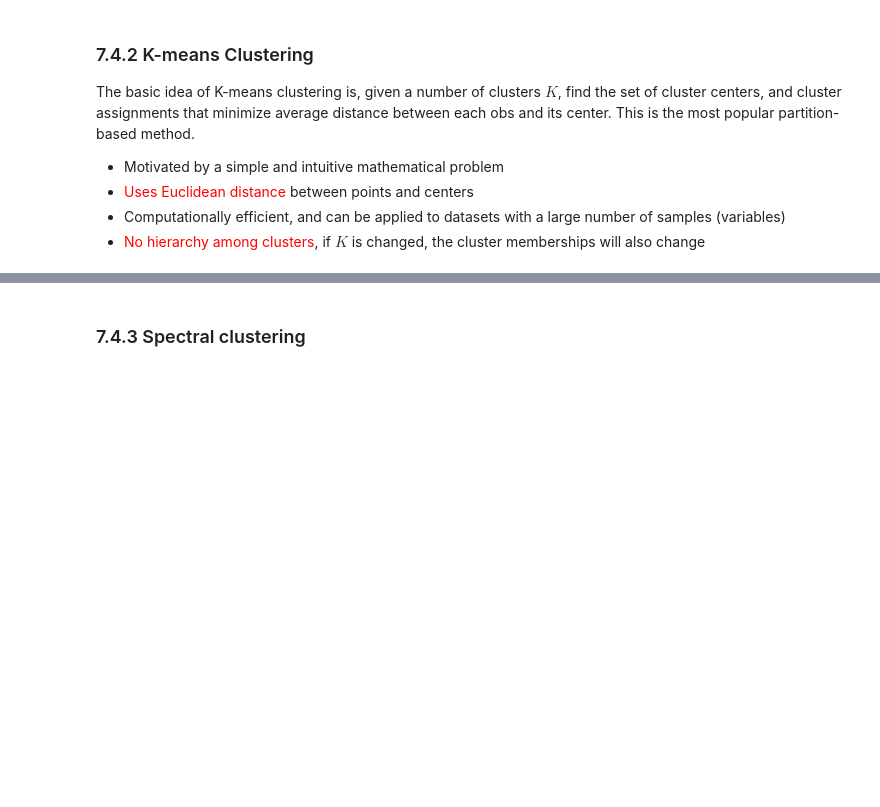
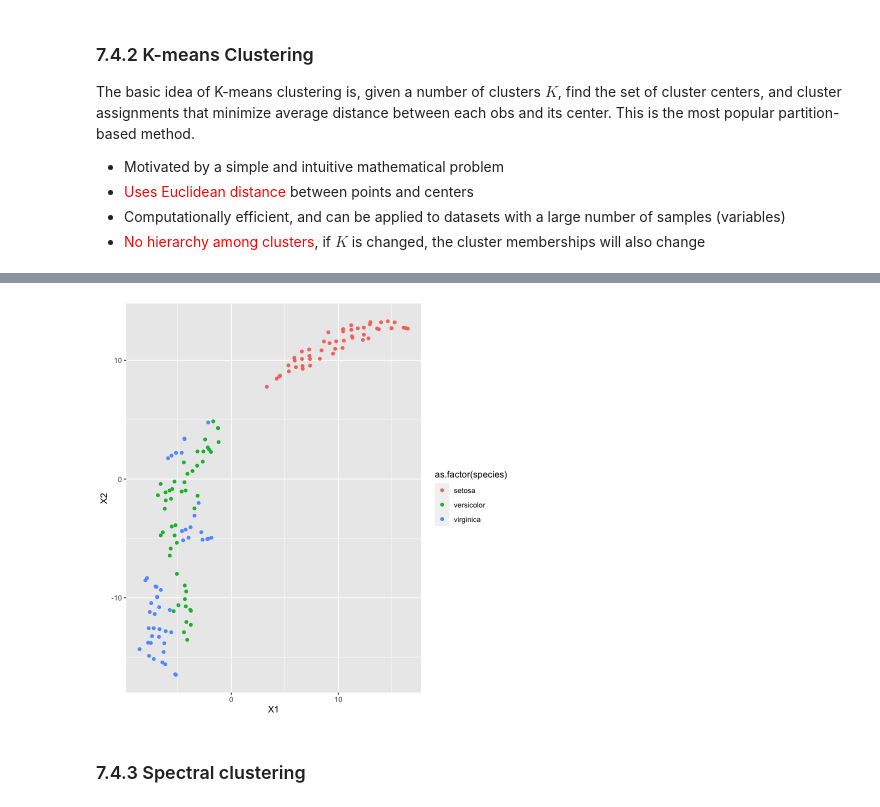
Before and after one commit to ChenShizhe/StatDataScience, a Jupyter notebook: Notes/Chapter7Clustering.ipynb, the cells around one changed output, grey strips where cells are left out. Saved outputs shown, nothing was run; the diff lists cells and outputs as text; code cells hidden in the pictures; blank space fills up the shorter version.

```diff
--- a/Notes/Chapter7Clustering.ipynb
+++ b/Notes/Chapter7Clustering.ipynb
@@ -170,3 +205,9 @@ iris %>% mutate(cluster = iris.k5$cluster) %>%
+# %%
+iris.tsne %>% mutate(species = iris[,5]) %>%
+  ggplot(aes(x=X1, y=X2, color = as.factor(species))) +
+  geom_point()
+# %% [output]
+[figure, added]
 # %% [markdown]
 ### 7.4.3 Spectral clustering
 # %%
```
Also changed, not shown: parts of 14 cells of this notebook, 7 other files.
